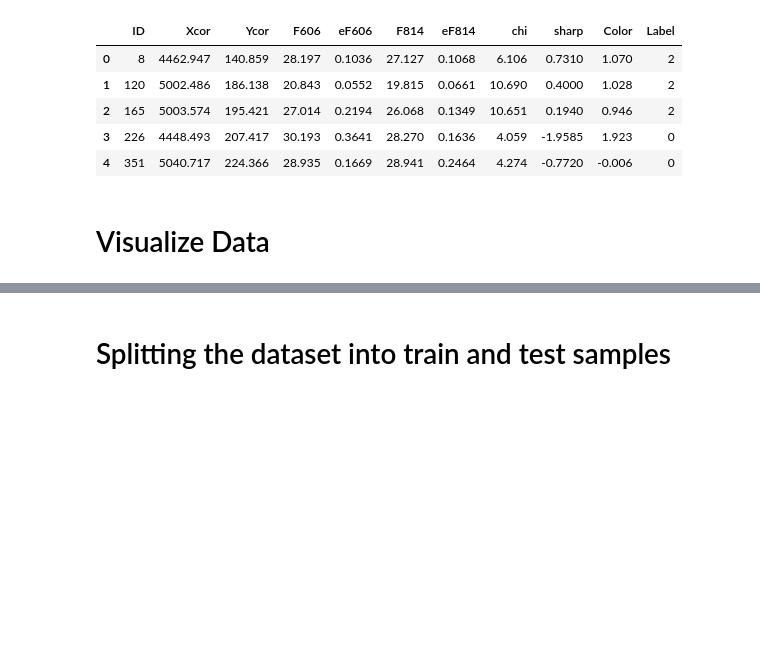
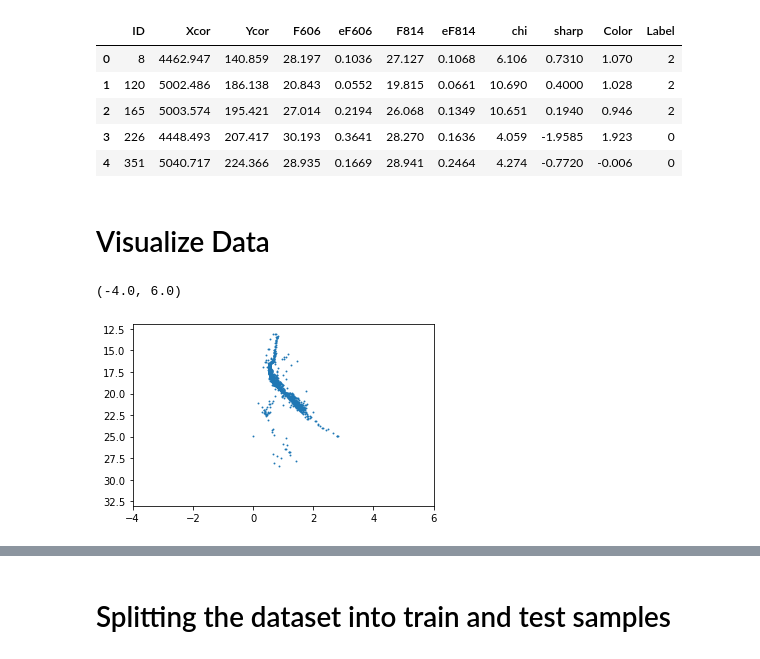
Before and after one commit to BleakHeart/Report3, a Jupyter notebook: Codice/3 Classes/classification_unsupervised.ipynb, the cells around one changed output, grey strips where cells are left out. Drawn from its saved outputs; the diff is of its cells as text; code cells hidden in the pictures; blank space fills up the shorter version.

```diff
--- a/Codice/3 Classes/classification_unsupervised.ipynb
+++ b/Codice/3 Classes/classification_unsupervised.ipynb
@@ -48,3 +34,11 @@ df_stars.head()
 | 4 | 351 | 5040.717 | 224.366 | 28.935 | 0.1669 | 28.941 | 0.2464 | 4.274 | -0.7720 | -0.006 | 0 |
 # %% [markdown]
 # Visualize Data
+# %%
+mask = df_stars.sharp == 0
+plt.scatter(df_stars.loc[mask].Color, df_stars.loc[mask].F814, s=0.8)
+plt.ylim(33, 12)
+plt.xlim(-4,6)
+# %% [output]
+(-4.0, 6.0)
+[figure, added]
```
Also changed, not shown: parts of 4 cells of this notebook, 1 other file.
